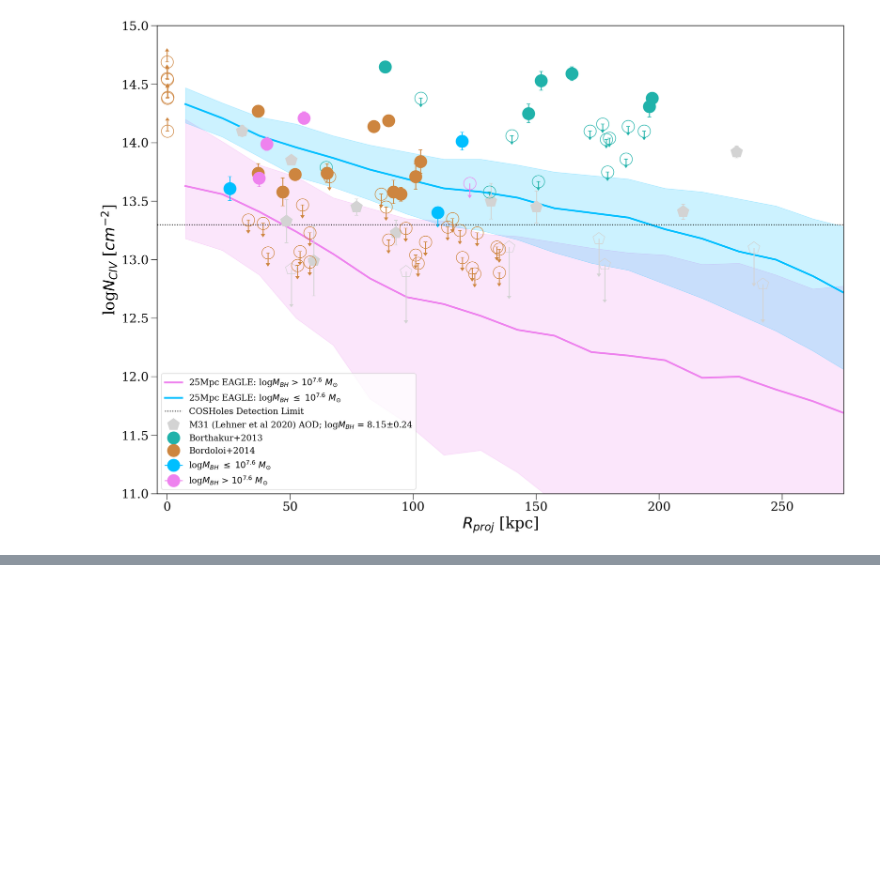
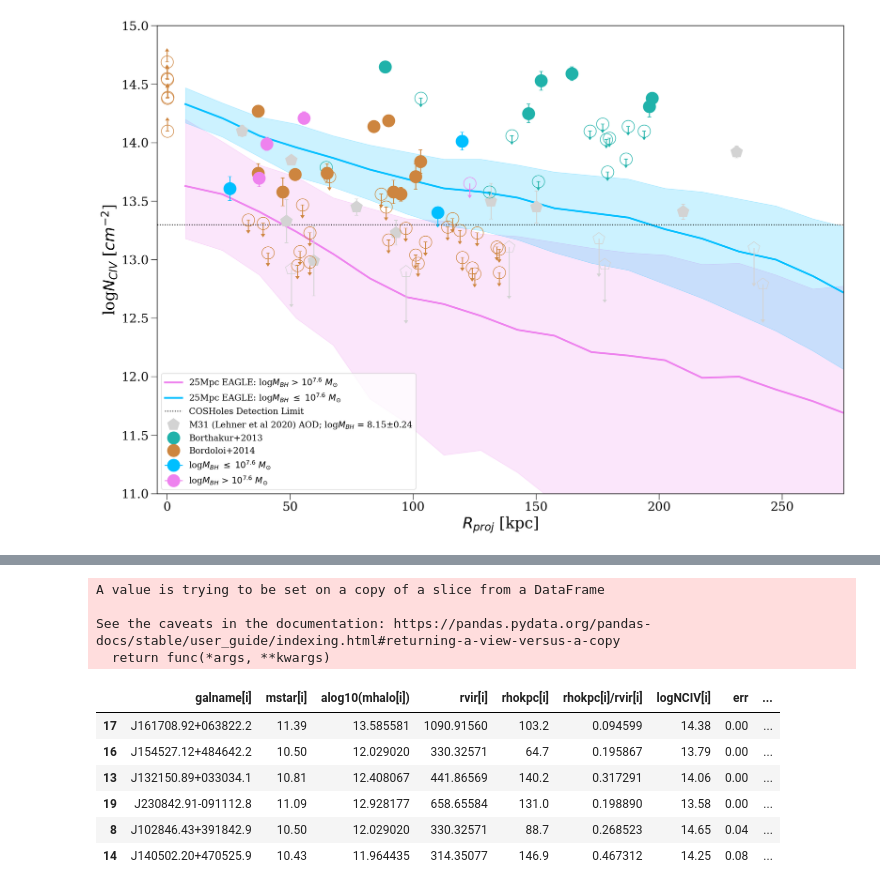
Before and after one commit to samlugarza/COS-Holes, a Jupyter notebook: notebooks/COS-Holes_&_literature_CIV_analysis.ipynb, the cells around one changed output, grey strips where cells are left out. Saved outputs shown, nothing was run; the diff lists cells and outputs as text; code cells hidden in the pictures; blank space fills up the shorter version.

```diff
--- a/notebooks/COS-Holes_&_literature_data_analysis.ipynb
+++ b/notebooks/COS-Holes_&_literature_CIV_analysis.ipynb
@@ -499,0 +506,20 @@ plt.show()
+# %%
+#Separating for the Borthakur data sample first
+borthakur_sample = borthakur_no_zero.loc[(borthakur_no_zero['rhokpc[i]'] <= 150)]
+borthakur_sample.sort_values('det', inplace=True) #sorted by det so easy to do upper limits
+
+#This runs from 10.13-11.39 so it is just in the high mass bin (20 or so values total)
+borthakur_high = borthakur_sample #impact parameter goes fro 64.7-197.2 so if just 150 kpc (6, 7 if do 151 kpc)
+borthakur_high
+# %% [output]
+A value is trying to be set on a copy of a slice from a DataFrame
+
+See the caveats in the documentation: https://pandas.pydata.org/pandas-docs/stable/user_guide/indexing.html#returning-a-view-versus-a-copy
+  return func(*args, **kwargs)
+|  | galname[i] | mstar[i] | alog10(mhalo[i]) | rvir[i] | rhokpc[i] | rhokpc[i]/rvir[i] | logNCIV[i] | err | ... |
+| 17 | J161708.92+063822.2 | 11.39 | 13.585581 | 1090.91560 | 103.2 | 0.094599 | 14.38 | 0.00 | ... |
+| 16 | J154527.12+484642.2 | 10.50 | 12.029020 | 330.32571 | 64.7 | 0.195867 | 13.79 | 0.00 | ... |
+| 13 | J132150.89+033034.1 | 10.81 | 12.408067 | 441.86569 | 140.2 | 0.317291 | 14.06 | 0.00 | ... |
+| 19 | J230842.91-091112.8 | 11.09 | 12.928177 | 658.65584 | 131.0 | 0.198890 | 13.58 | 0.00 | ... |
+| 8 | J102846.43+391842.9 | 10.50 | 12.029020 | 330.32571 | 88.7 | 0.268523 | 14.65 | 0.04 | ... |
+| 14 | J140502.20+470525.9 | 10.43 | 11.964435 | 314.35077 | 146.9 | 0.467312 | 14.25 | 0.08 | ... |
```
Also changed, not shown: parts of 4 cells of this notebook.
